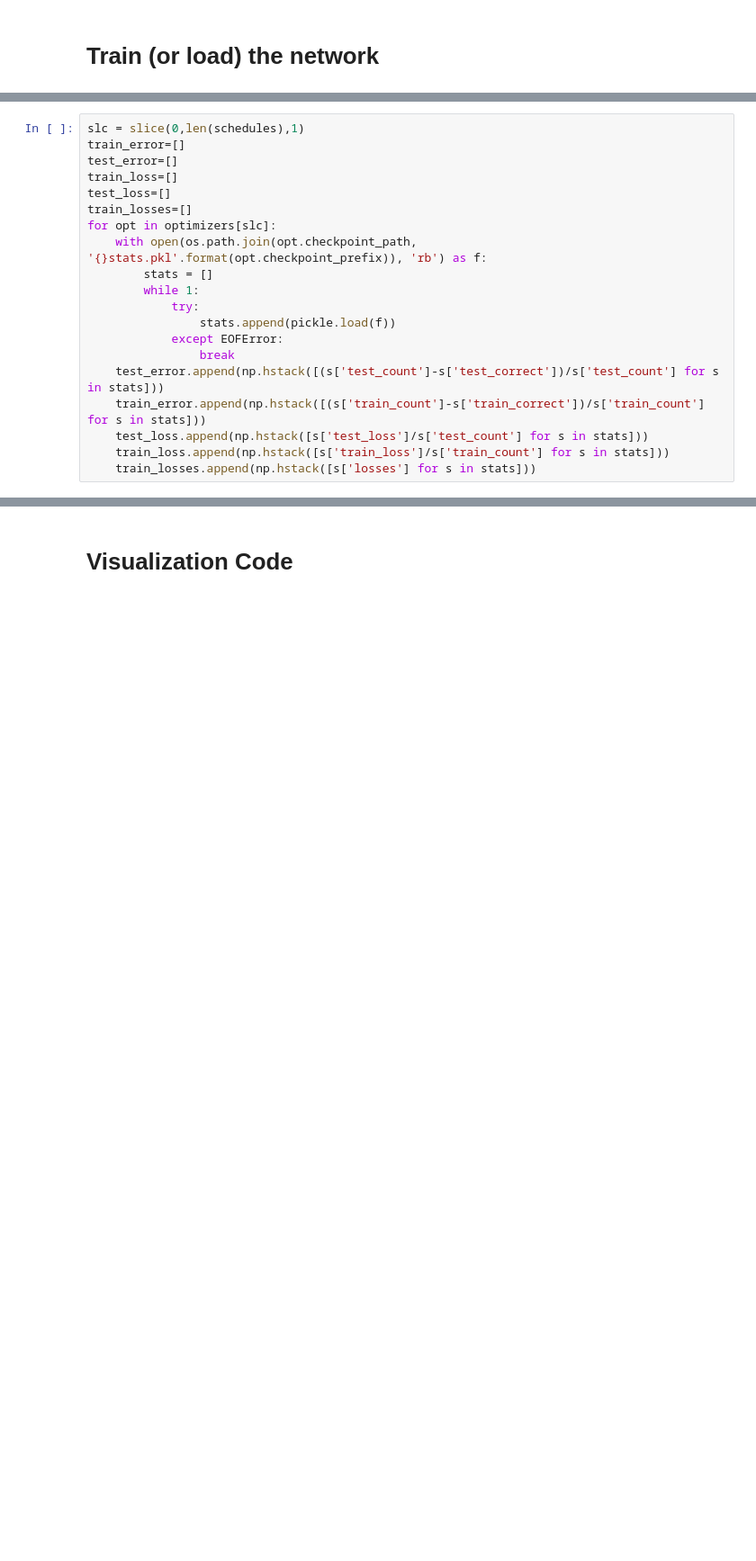
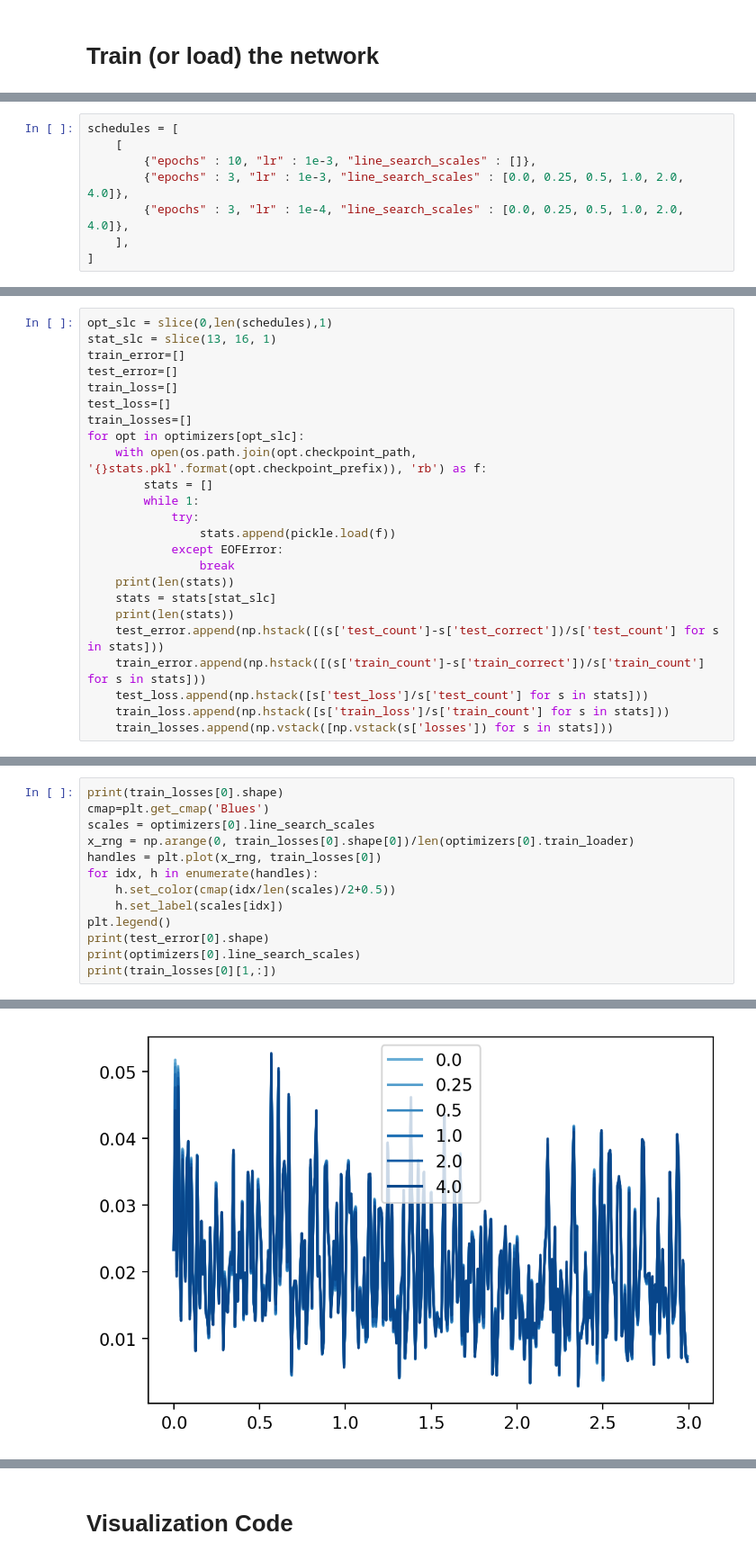
Before and after one commit to steedly/Reading, a Jupyter notebook: mnist.ipynb, the cells around one changed output, grey strips where cells are left out. Shown at 90% size. Drawn from its saved outputs; the diff is of its cells as text; blank space fills up the shorter version.

Commit message:
First pass at line search

```diff
--- a/mnist.ipynb
+++ b/mnist.ipynb
@@ -536,3 +551,11 @@ schedules = [
+# %%
+schedules = [
+    [
+        {"epochs" : 10, "lr" : 1e-3, "line_search_scales" : []},
+        {"epochs" : 3, "lr" : 1e-3, "line_search_scales" : [0.0, 0.25, 0.5, 1.0, 2.0, 4.0]},
+        {"epochs" : 3, "lr" : 1e-4, "line_search_scales" : [0.0, 0.25, 0.5, 1.0, 2.0, 4.0]},
+    ],
+]
 # %%
 seed = 1
 optimizers = []
@@ -565,11 +588,12 @@ Rate     |       | Train,  Test  | Train,  Test   | Train,                Test
 # %%
-slc = slice(0,len(schedules),1)
+opt_slc = slice(0,len(schedules),1)
+stat_slc = slice(13, 16, 1)
 train_error=[]
 test_error=[]
 train_loss=[]
 test_loss=[]
 train_losses=[]
-for opt in optimizers[slc]:
+for opt in optimizers[opt_slc]:
     with open(os.path.join(opt.checkpoint_path, '{}stats.pkl'.format(opt.checkpoint_prefix)), 'rb') as f:
         stats = []
         while 1:
@@ -577,8 +601,11 @@ for opt in optimizers[slc]:
                 stats.append(pickle.load(f))
             except EOFError:
                 break
+    print(len(stats))
+    stats = stats[stat_slc]
+    print(len(stats))
     test_error.append(np.hstack([(s['test_count']-s['test_correct'])/s['test_count'] for s in stats]))
     train_error.append(np.hstack([(s['train_count']-s['train_correct'])/s['train_count'] for s in stats]))
     test_loss.append(np.hstack([s['test_loss']/s['test_count'] for s in stats]))
     train_loss.append(np.hstack([s['train_loss']/s['train_count'] for s in stats]))
-    train_losses.append(np.hstack([s['losses'] for s in stats]))
+    train_losses.append(np.vstack([np.vstack(s['losses']) for s in stats]))
@@ -584,0 +615,14 @@ for opt in optimizers[slc]:
+# %%
+print(train_losses[0].shape)
+cmap=plt.get_cmap('Blues')
+scales = optimizers[0].line_search_scales
+x_rng = np.arange(0, train_losses[0].shape[0])/len(optimizers[0].train_loader)
+handles = plt.plot(x_rng, train_losses[0])
+for idx, h in enumerate(handles):
+    h.set_color(cmap(idx/len(scales)/2+0.5))
+    h.set_label(scales[idx])
+plt.legend()
+print(test_error[0].shape)
+print(optimizers[0].line_search_scales)
+print(train_losses[0][1,:])
+# %% [output]
@@ -585,3 +633,4 @@ for opt in optimizers[slc]:
+[figure, added]
 # %%
 def plot_losses_and_errors(schedules, train_error, test_error, train_loss, test_loss, train_losses):
     train_cmap = plt.get_cmap('Blues')
```
Also changed, not shown: parts of 12 cells of this notebook, 1 other file.
